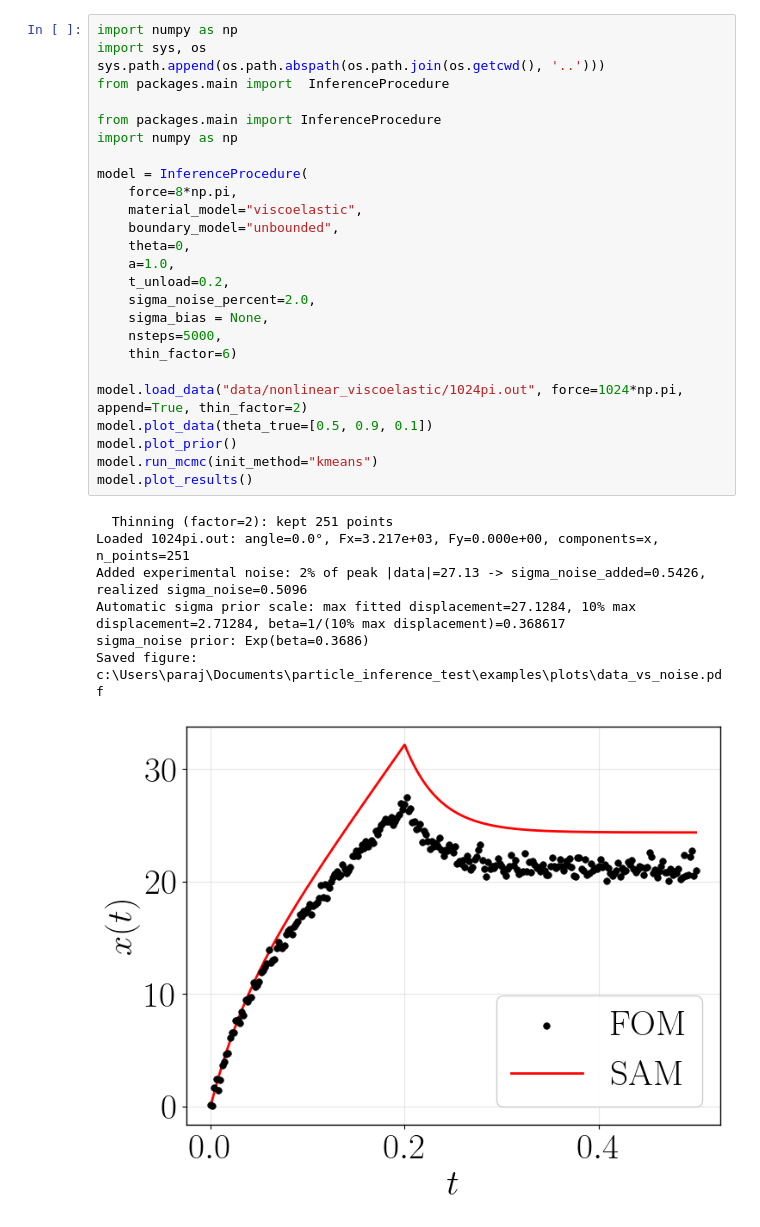
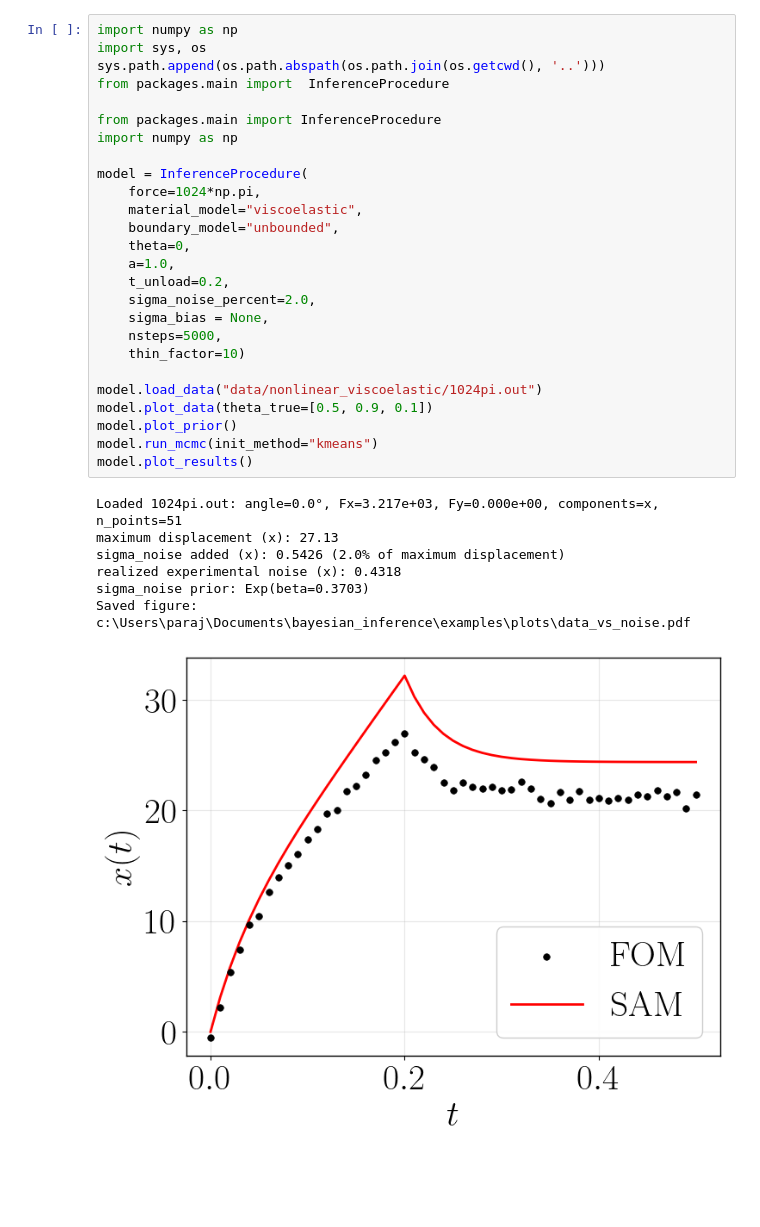
Before and after one commit to parajal/bayesian_inference_particle, a Jupyter notebook: examples/nonlinear_viscoelastic.ipynb, the cells around one changed output. Cells and saved outputs as stored; diff of their text form; blank space fills up the shorter version.

Commit message:
update bayesian_inference

```diff
--- a/examples/nonlinear_viscoelastic.ipynb
+++ b/examples/nonlinear_viscoelastic.ipynb
@@ -1,34 +1,34 @@
 # %%
 import numpy as np
 import sys, os
 sys.path.append(os.path.abspath(os.path.join(os.getcwd(), '..')))
 from packages.main import  InferenceProcedure
 
 from packages.main import InferenceProcedure
 import numpy as np
 
 model = InferenceProcedure(
-    force=8*np.pi,
+    force=1024*np.pi,
     material_model="viscoelastic",
     boundary_model="unbounded",
     theta=0,
     a=1.0,
     t_unload=0.2,
     sigma_noise_percent=2.0,
     sigma_bias = None,
     nsteps=5000,
-    thin_factor=6)
+    thin_factor=10)
 
-model.load_data("data/nonlinear_viscoelastic/1024pi.out", force=1024*np.pi, append=True, thin_factor=2)
+model.load_data("data/nonlinear_viscoelastic/1024pi.out")
 model.plot_data(theta_true=[0.5, 0.9, 0.1])
 model.plot_prior()
 model.run_mcmc(init_method="kmeans")
 model.plot_results()
 # %% [output]
-  Thinning (factor=2): kept 251 points
-Loaded 1024pi.out: angle=0.0°, Fx=3.217e+03, Fy=0.000e+00, components=x, n_points=251
-Added experimental noise: 2% of peak |data|=27.13 -> sigma_noise_added=0.5426, realized sigma_noise=0.5096
-Automatic sigma prior scale: max fitted displacement=27.1284, 10% max displacement=2.71284, beta=1/(10% max displacement)=0.368617
-sigma_noise prior: Exp(beta=0.3686)
-Saved figure: c:\Users\paraj\Documents\particle_inference_test\examples\plots\data_vs_noise.pdf
+Loaded 1024pi.out: angle=0.0°, Fx=3.217e+03, Fy=0.000e+00, components=x, n_points=51
+maximum displacement (x): 27.13
+sigma_noise added (x): 0.5426 (2.0% of maximum displacement)
+realized experimental noise (x): 0.4318
+sigma_noise prior: Exp(beta=0.3703)
+Saved figure: c:\Users\paraj\Documents\bayesian_inference\examples\plots\data_vs_noise.pdf
-[figure, old version]
+[figure, new version]
```
Also changed, not shown: parts of 1 cell of this notebook, 11 other files.
